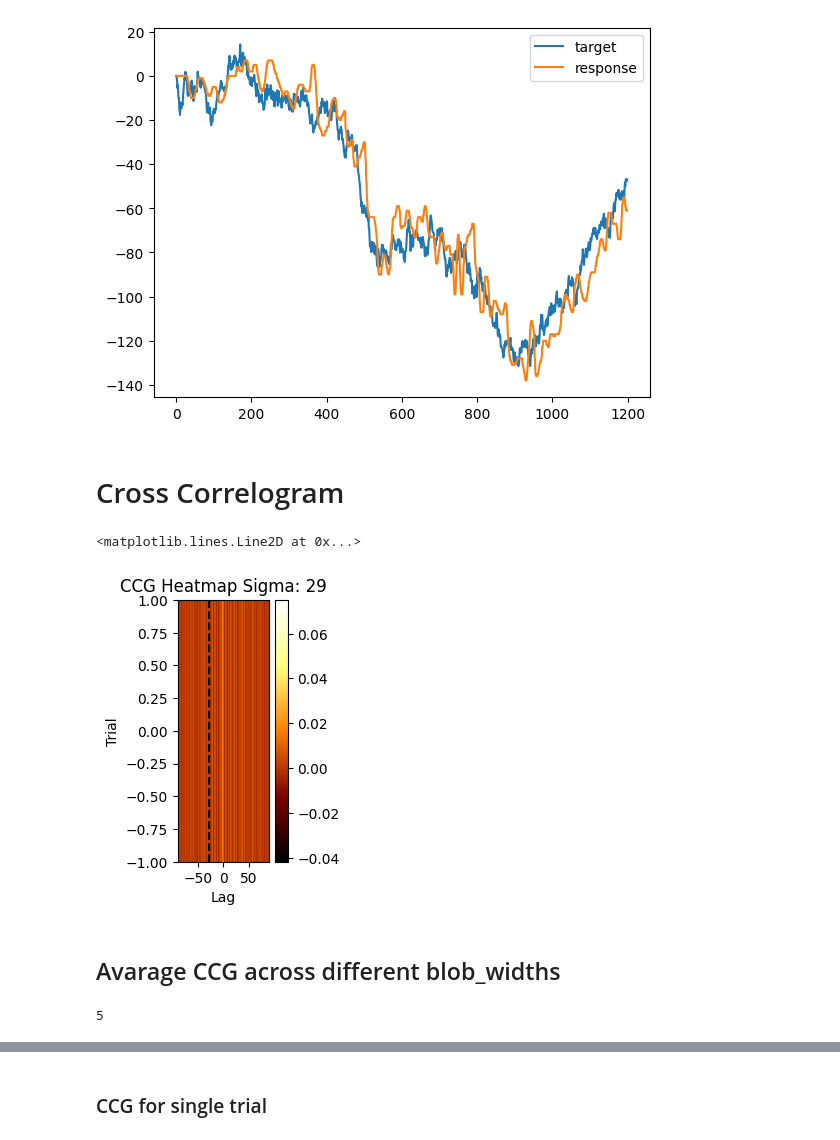
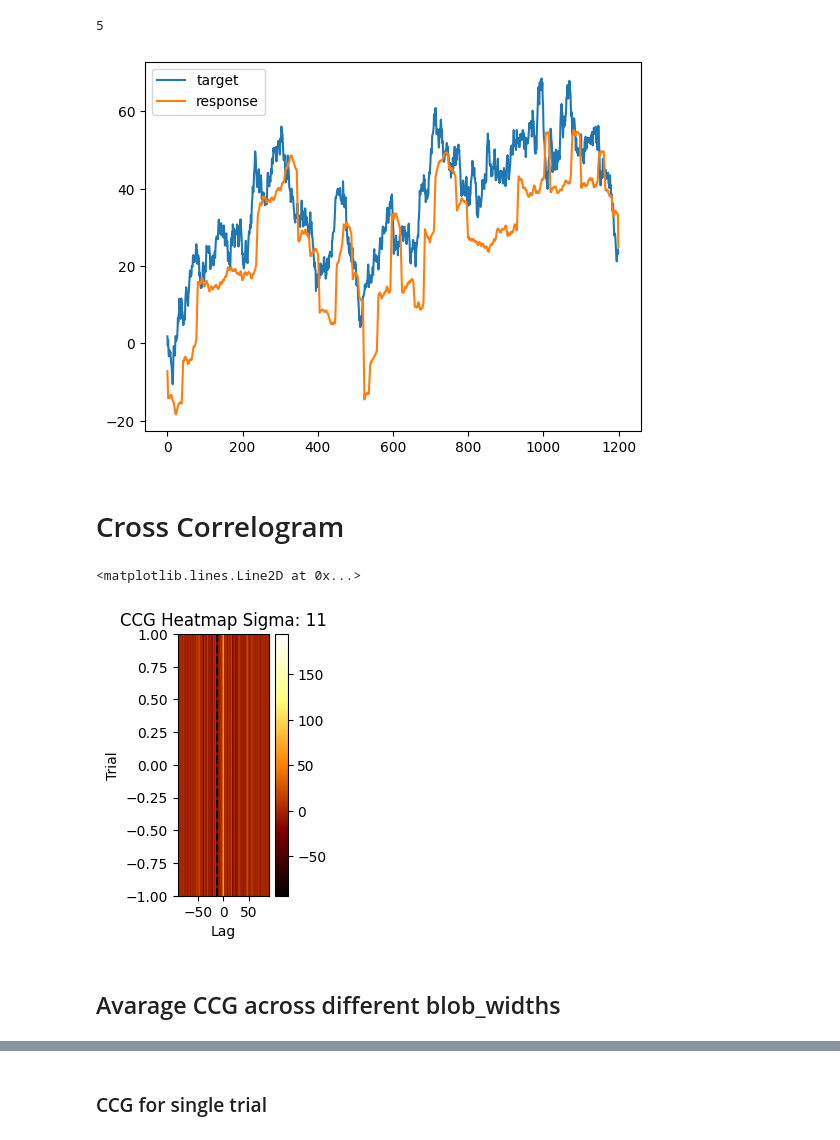
Before and after one commit to omeryildiran/Guido-Pascal-Omer-continuous-psychophysics, a Jupyter notebook: analysis_primier.ipynb, the cells around one changed output, grey strips where cells are left out. Cells and saved outputs as stored; diff of their text form; code cells hidden in the pictures.

```diff
--- a/analysis_primier.ipynb
+++ b/analysis_primier.ipynb
@@ -28,7 +26,11 @@ mat_contents = sio.loadmat(latest_file)
 
 ## Or load a specific file
 #mat_contents = sio.loadmat('data/omer_Pilot_continous_psych_2023-09-26_00h46.01.195.mat')
-mat_contents=sio.loadmat('data/092708_continous_psych_2023-10-13_13h45.08.071.mat')
+#mat_contents=sio.loadmat('data/092708_continous_psych_2023-10-13_13h45.08.071.mat') # this is working with 30 trials
+#mat_contents=sio.loadmat('data/363355_continous_psych_2024-02-27_23h43.40.267.mat')
+#mat_contents=sio.loadmat('data/341384_c#ontinous_psych_2024-03-07_13h57.54.306.mat')
+mat_contents=sio.loadmat('data/180076_continous_psych_2024-03-08_10h28.12.835.mat') # without feedback
+#mat_contents=sio.loadmat('data/054662_continous_psych_2024-03-08_10h19.38.383.mat') # with feedback 11 17 25
 #mat_contents=sio.loadmat('data/bonnen_data.mat')
 
 mat_contents.keys()
@@ -43,9 +45,29 @@ response=mat_contents['mouse_x'] # y position of participant's mouse movement fo
 # blob_x_velocity=np.diff(blob_x)
 # blob_y_velocity=np.diff(blob_y)
 # mouse_x_velocity=np.diff(mouse_x)
-# mouse_y_velocity=np.diff(mouse_y)e
+# mouse_y_velocity=np.diff(mouse_y)
 nTrial=len(sigma.flatten())
 nTrialPerBlock=5
 nSigma=(nTrial-1)//nTrialPerBlock+1
 nTrialPerSigma=nTrial//nSigma
 blob_widths=[11,13,17,21,25,29]
+nTrialPerSigma=nTrial//nSigma
+nTrialPerSigma
+# %% [output]
+5
+# %%
+from scipy.ndimage import gaussian_filter1d
+
+def smooth_data(data_to_smooth, window_size=4):
+    # Create a moving average filter
+    filter = np.ones(window_size) / window_size
+    smoothed_response = []
+# Iterate over all trials
+    for trialNum in range(response.shape[0]):
+    # Apply the filter to the response data
+        #smoothed_response = gaussian_filter1d(response[trialNum, :], 2)
+        smoothed_response.append(np.convolve(response[trialNum, :], filter, mode='same'))
+    smoothed_response=np.squeeze(smoothed_response)
+    return smoothed_response
+response=smooth_data(response)
+#target=smooth_data(target)
@@ -52,12 +91,13 @@ blob_widths=[11,13,17,21,25,29]
 # %%
 # plot the data
-trialNum=0
+trialNum=1
+
 plt.plot(target[trialNum,:])
 plt.plot(response[trialNum,:])
 plt.legend(['target','response'])
 plt.show()
 # %% [output]
-[figure, old version]
+[figure, new version]
 # %%
 # create key-value pairs for the dictionary of 30 trials
 trial_dict = {}
@@ -84,42 +125,45 @@ tmp_trial=trialDictSorted[0][1]
 # Cross Correlogram
 # %%
 sigma_dict={11:0,13:1,17:2,21:3,25:4,29:5}
-selected_sigma=29
+sigma_dict={11:0,17:1,25:2}
+selected_sigma=11
 selected_sigma_ind=sigma_dict[selected_sigma]
 
-tmp_trial=trialDictSorted[selected_sigma_ind*nTrialPerBlock+1][1]
+tmp_trial=trialDictSorted[selected_sigma_ind*nTrialPerBlock][1]
 
 # Normalize the signals
 def min_max_normalizer(x):
     return ((x-x.min())/(x.max()-x.min()))*2-1
-X=min_max_normalizer(tmp_trial['target'])
-Y=min_max_normalizer(tmp_trial['response'])
-ccg=  np.correlate(np.diff(X), np.diff(Y), 'full')
+X=tmp_trial['response'] # bonnen data
+#Y=tmp_trial['blob_x']
+Y=tmp_trial['target'] # bonnen data
+respVel=np.diff(X)
+targVel=np.diff(Y)
+# iinstad of normalizing take zscore
+targVel=(targVel-np.mean(targVel))/np.std(targVel)
+respVel= (respVel-np.mean(respVel))/np.std(respVel)
+ccg=  np.correlate(targVel, respVel, 'full')
 lag_range = 90
 mid_point = len(ccg) // 2
 ccg_range = ccg[mid_point - lag_range : mid_point+1 + lag_range]
 # Create a time vector for the lag range
 time_vector = np.arange(-lag_range, lag_range + 1)
 # Create heatmap
 plt.figure(figsize=(5,3.4))
 plt.subplot(1, 3, 1)
 plt.imshow([ccg], cmap='afmhot', aspect='auto', extent=[-lag_range, lag_range, -1, 1])
 plt.title('CCG Heatmap Sigma: '+ str(selected_sigma))
 plt.xlabel('Lag')
 plt.ylabel('Trial')
 plt.colorbar()
 # Trace peak
 peak_index = np.argmax(ccg_range) - lag_range
 plt.axvline(peak_index, color='black', linestyle='--')
 # %% [output]
 <matplotlib.lines.Line2D at 0x...>
-[figure, old version]
+[figure, new version]
 # %% [markdown]
 ## Avarage CCG across different blob_widths
-# %%
-nTrialPerBlock
-# %% [output]
-5
 # %%
 # avarage cross correlation for trials with the same sigma value
 blob_widths=[11,13,17,21,25,29]
```
Also changed, not shown: parts of 14 cells of this notebook, 1 other file.
